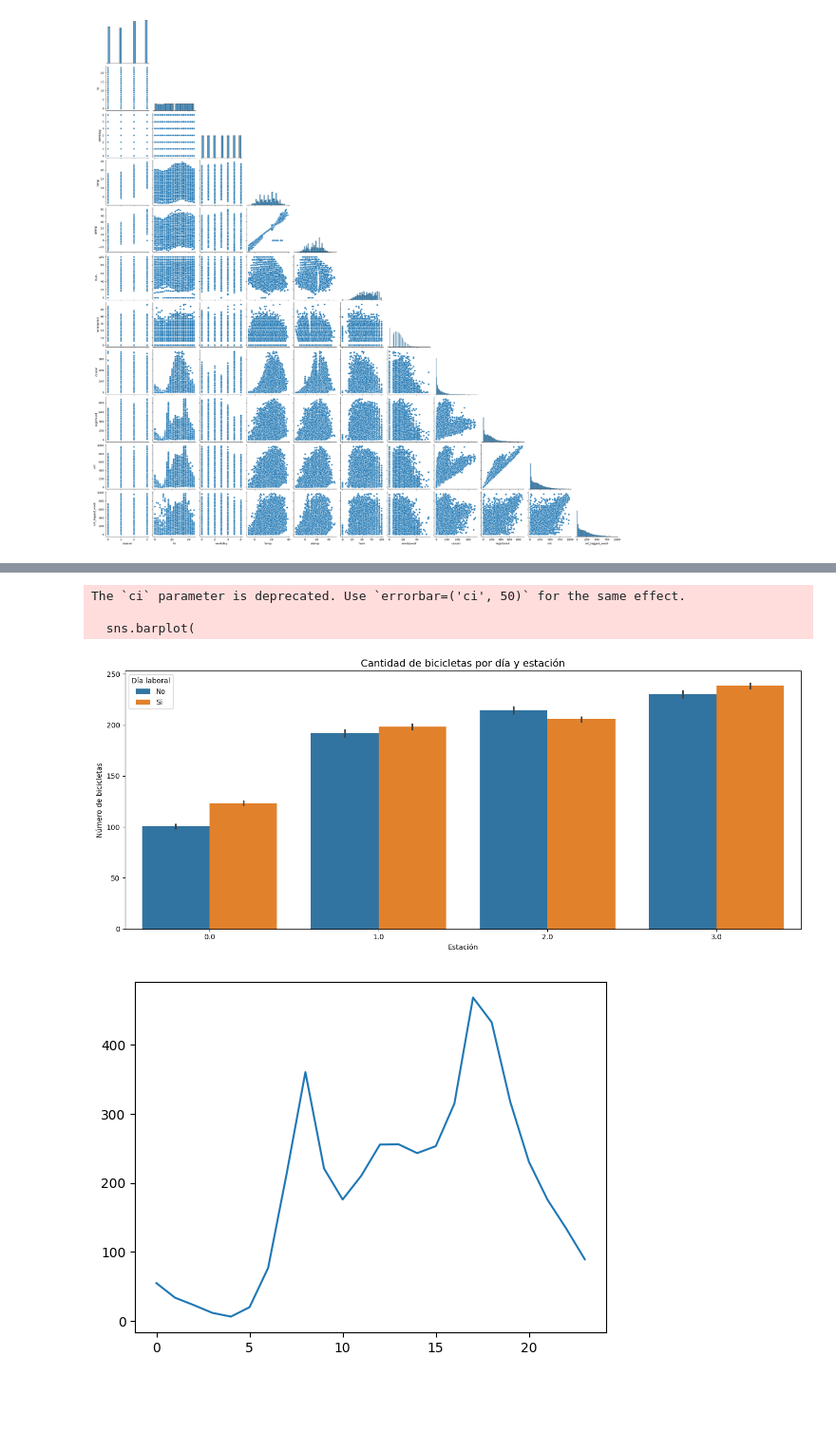
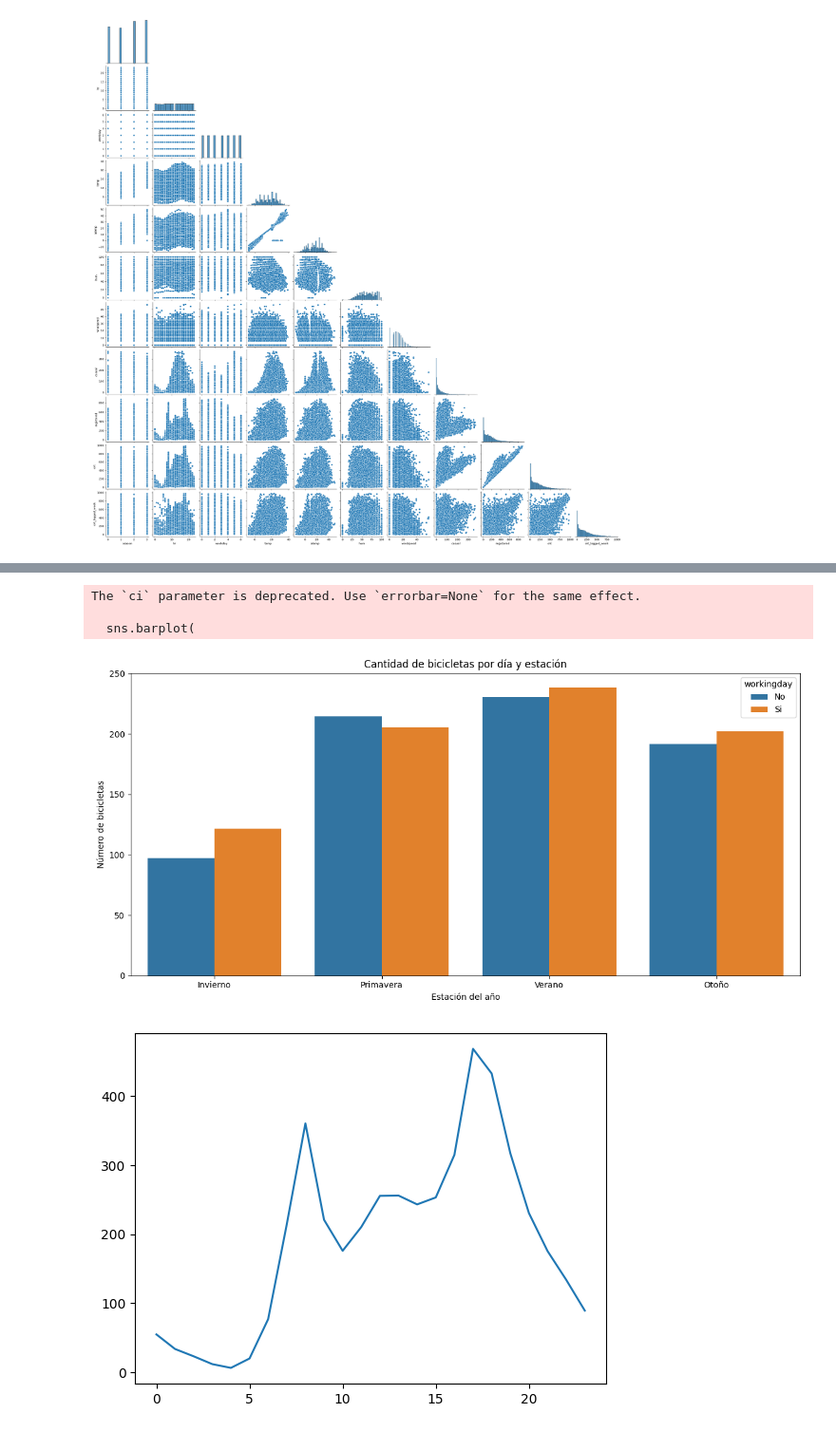
Before and after one commit to elchck81/machine-learning-final-project, a Jupyter notebook: notebooks/bike_sharing.ipynb, the cells around one changed output, grey strips where cells are left out. Shown at 95% size. Drawn from its saved outputs; the diff is of its cells as text; code cells hidden in the pictures; blank space fills up the shorter version.

```diff
--- a/notebooks/bike_sharing.ipynb
+++ b/notebooks/bike_sharing.ipynb
@@ -193,24 +172,36 @@ The `ci` parameter is deprecated. Use `errorbar=('ci', 50)` for the same effect.
 # %%
-plt.figure(figsize=(14,6))
+season_labels = {
+    0: "Invierno",
+    1: "Otoño",
+    2: "Primavera",
+    3: "Verano"
+}
+
+df["season_name"] = df["season"].map(season_labels)
+
+
+
+plt.figure(figsize=(12,6))
+
 sns.barplot(
-    x="season",
-    y="cnt",
-    hue="workingday",
-    data= df_train,
-    ci= 50
+    data=df,
+    x='season_name',
+    y='cnt',
+    hue='workingday',
+    estimator='mean',
+    ci=None
 )
 
-plt.title("Cantidad de bicicletas por día y estación", fontsize=14)
-plt.xlabel("Estación")
+plt.title("Cantidad de bicicletas por día y estación")
+plt.xlabel("Estación del año")
 plt.ylabel("Número de bicicletas")
-plt.legend(title="Día laboral")
 plt.tight_layout()
 plt.show()
 # %% [output]
-The `ci` parameter is deprecated. Use `errorbar=('ci', 50)` for the same effect.
+The `ci` parameter is deprecated. Use `errorbar=None` for the same effect.
 
   sns.barplot(
-[figure, old version]
+[figure, new version]
 # %%
 y_day = df_train.groupby('hr')['cnt'].mean()
 df_day = pd.DataFrame(y_day)
```
Also changed, not shown: parts of 10 cells of this notebook, 1 other file.
